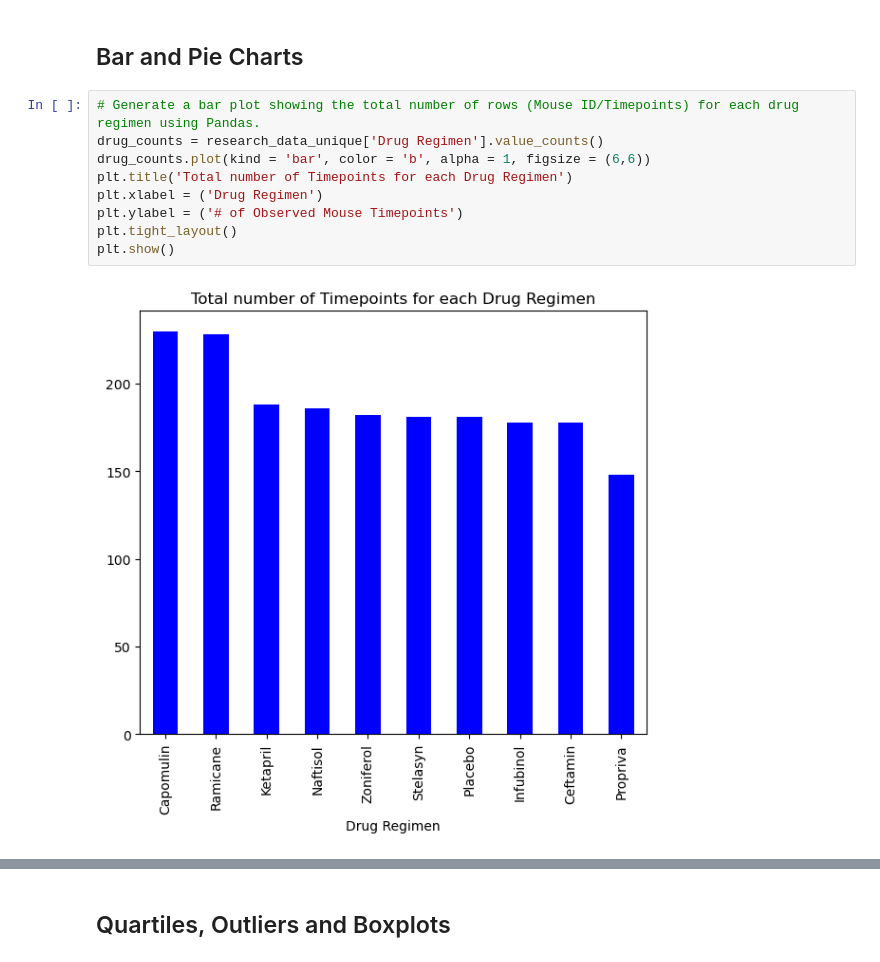
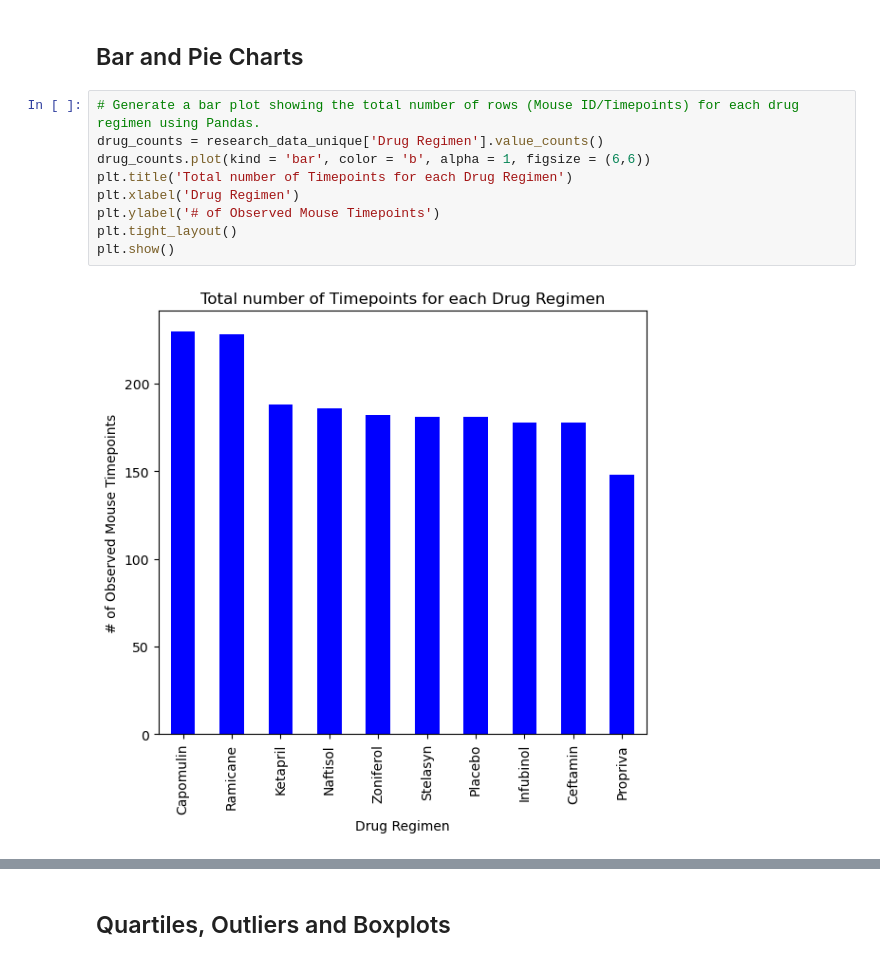
Before and after one commit to FatemaGirnary/Matplotlip_Challenge, a Jupyter notebook: pymaceuticals_starter.ipynb, the cells around one changed output, grey strips where cells are left out. Saved outputs shown, nothing was run; the diff lists cells and outputs as text.

```diff
--- a/pymaceuticals_starter.ipynb
+++ b/pymaceuticals_starter.ipynb
@@ -161,14 +161,14 @@ summary_statistics
 # %%
 # Generate a bar plot showing the total number of rows (Mouse ID/Timepoints) for each drug regimen using Pandas.
 drug_counts = research_data_unique['Drug Regimen'].value_counts()
 drug_counts.plot(kind = 'bar', color = 'b', alpha = 1, figsize = (6,6))
 plt.title('Total number of Timepoints for each Drug Regimen')
-plt.xlabel = ('Drug Regimen')
-plt.ylabel = ('# of Observed Mouse Timepoints')
+plt.xlabel('Drug Regimen')
+plt.ylabel('# of Observed Mouse Timepoints')
 plt.tight_layout()
 plt.show()
 # %% [output]
-[figure, old version]
+[figure, new version]
 # %%
 #Generate a bar plot showing the total number of rows (Mouse ID/Timepoints) for each drug regimen using pyplot.
 drug_regimen = drug_counts.index
```
Also changed, not shown: parts of 6 cells of this notebook.
